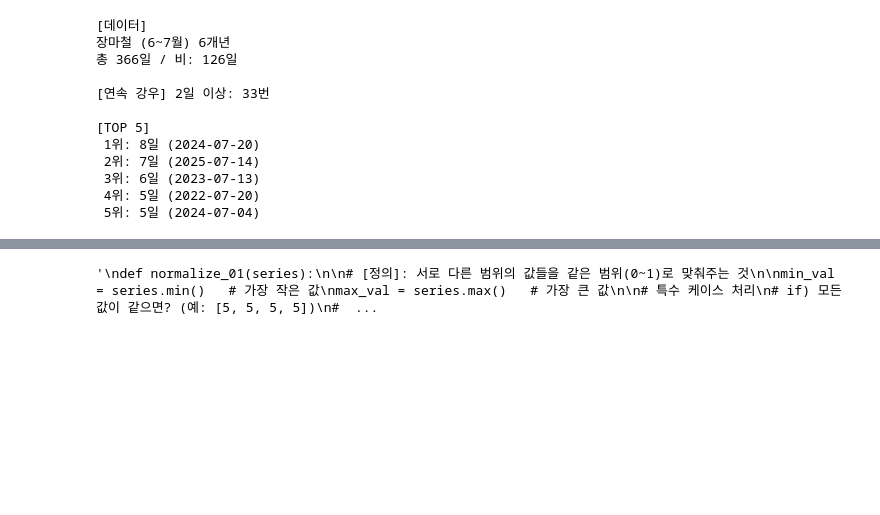
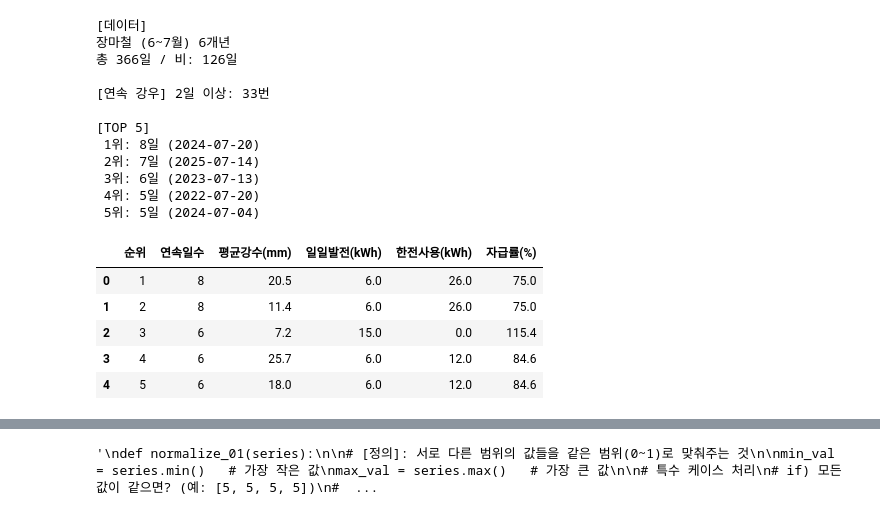
Before and after one commit to Subin928/RE_data_project, a Jupyter notebook: notebooks/ESS_strategy.ipynb, the cells around one changed output, grey strips where cells are left out. Drawn from its saved outputs; the diff is of its cells as text; code cells hidden in the pictures; blank space fills up the shorter version.

```diff
--- a/notebooks/ESS_strategy.ipynb
+++ b/notebooks/ESS_strategy.ipynb
@@ -111,6 +100,50 @@ for i, p in enumerate(top5, 1):
  3위: 6일 (2023-07-13)
  4위: 5일 (2022-07-20)
  5위: 5일 (2024-07-04)
+# %%
+맑은날_발전, 하루_소비, ESS_용량 = 30, 13, 30
+results = []
+for rank, p in enumerate(top5, 1):
+
+  # 평균 강수량
+  mask = (df['날짜'] >= p['start']) & \
+  					(df['날짜'] <= p['start'] + pd.Timedelta(days=p['days']))   # 해당 연속 강우 구간 날짜만 골라 평균 강수량 계산
+  avg_rain = df.loc[mask, '강수량(mm)'].mean()
+
+  # 발전량 추정: <10mm → 50%, ≥10mm → 20%
+  일일발전 = 맑은날_발전 * (0.5 if avg_rain < 10 else 0.2)
+  일일부족 = max(0, 하루_소비 - 일일발전)
+
+  # ESS 시뮬레이션
+  ESS_잔량, 총_한전 = ESS_용량, 0
+  for day in range(p['days']):
+    ESS_사용 = min(일일부족, ESS_잔량)  # 해당 하루의 부족 전력을 ESS에서 우선 사용
+    ESS_잔량 -= ESS_사용                               # ESS 잔량 차감
+    총_한전 += (일일부족 - ESS_사용)            # ESS로 충당하지 못한 부족분은 한전 전력 사용
+
+    # 자급률 계산  - (기간 전체 태양광 발전량 + ESS에서 사용한 전력량) / 총 필요 전력
+    자급률 = ((일일발전 * p['days'] + (ESS_용량 - ESS_잔량)) /
+           				(하루_소비 * p['days'])) * 100
+
+  results.append({
+        '순위': rank,
+        '연속일수': p['days'],
+        '평균강수(mm)': round(avg_rain, 1),
+        '일일발전(kWh)': round(일일발전, 1),
+        '한전사용(kWh)': round(총_한전, 1),
+        '자급률(%)': round(자급률, 1)
+    })
+from IPython.display import display
+import pandas as pd
+
+display(pd.DataFrame(results))
+# %% [output]
+|  | 순위 | 연속일수 | 평균강수(mm) | 일일발전(kWh) | 한전사용(kWh) | 자급률(%) |
+| 0 | 1 | 8 | 20.5 | 6.0 | 26.0 | 75.0 |
+| 1 | 2 | 8 | 11.4 | 6.0 | 26.0 | 75.0 |
+| 2 | 3 | 6 | 7.2 | 15.0 | 0.0 | 115.4 |
+| 3 | 4 | 6 | 25.7 | 6.0 | 12.0 | 84.6 |
+| 4 | 5 | 6 | 18.0 | 6.0 | 12.0 | 84.6 |
 # %%
 """
 가정용 태양광 + ESS 시스템 구성
```
Also changed, not shown: parts of 2 cells of this notebook.
